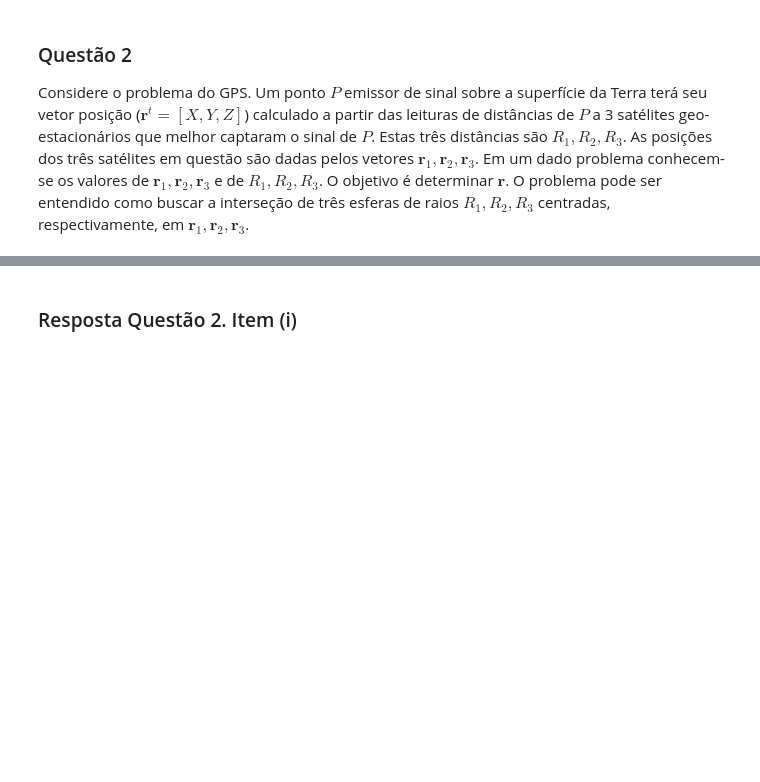
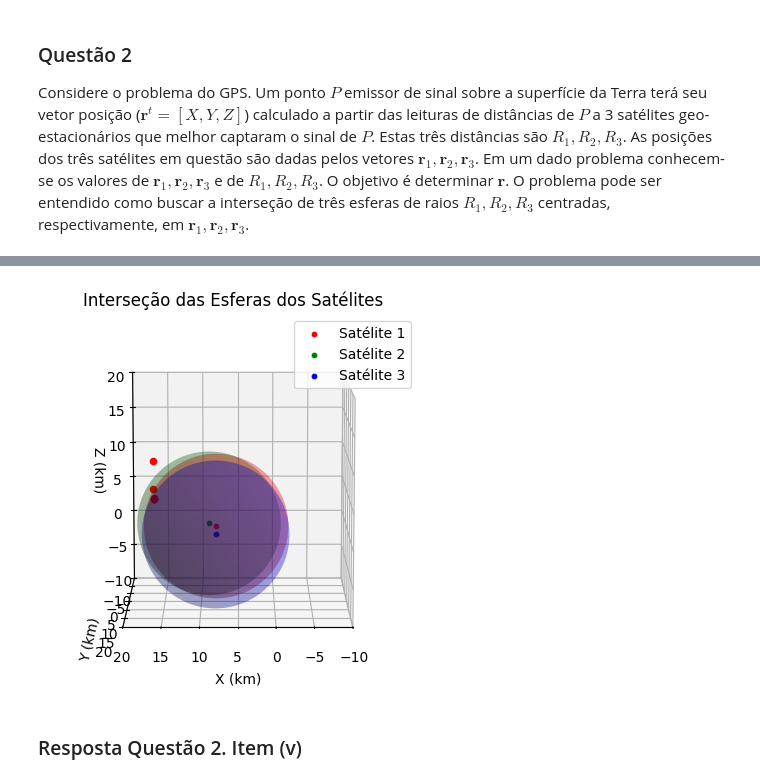
Before and after one commit to davibelo/EQE703_trabalho_1, a Jupyter notebook: res_questao_2.ipynb, the cells around one changed output, grey strips where cells are left out. Saved outputs shown, nothing was run; the diff lists cells and outputs as text; code cells hidden in the pictures; blank space fills up the shorter version.

```diff
--- a/res_questao_2.ipynb
+++ b/res_questao_2.ipynb
@@ -6,0 +225,73 @@ Considere o problema do GPS. Um ponto $P$ emissor de sinal sobre a superfície d
+# %%
+# Funções das esferas
+def f1(r):
+    return (r[0] - 8)**2 + (r[1] - 2)**2 + r[2]**2 - 100
+
+def f2(r):
+    return (r[0] - 9)**2 + r[1]**2 + r[2]**2 - 100
+
+def f3(r):
+    return (r[0] - 8)**2 + (r[1] - 8)**2 + r[2]**2 - 100
+
+# Gradientes (Jacobiano)
+def jacobian(r):
+    return np.array([
+        [2*(r[0] - 8), 2*(r[1] - 2), 2*r[2]],
+        [2*(r[0] - 9), 2*r[1], 2*r[2]],
+        [2*(r[0] - 8), 2*(r[1] - 8), 2*r[2]]
+    ])
+
+# Método de Newton-Raphson
+def newton_raphson(r_init, tol=1e-6, max_iter=100):
+    r = np.array(r_init, dtype=float)
+    for i in range(max_iter):
+        F = np.array([f1(r), f2(r), f3(r)])
+        J = jacobian(r)
+        delta_r = np.linalg.solve(J, -F)
+        r = r + delta_r
+        print('r = ', r)
+
+        # Plotando o ponto da iteração
+        ax.scatter(r[0], r[1], r[2], color='r', s=20, marker='o')
+        if np.linalg.norm(delta_r) < tol:
+            break
+    return r
+
+# Criação da grade para a plotagem das esferas
+phi, theta = np.mgrid[0.0:2.0*np.pi:100j, 0.0:np.pi:50j]
+
+# Criação da figura e dos eixos 3D
+fig = plt.figure()
+ax = fig.add_subplot(111, projection='3d')
+
+# Plotagem dos centros dos satélites
+ax.scatter(r1[0], r1[1], r1[2], color='r', s=10, label='Satélite 1')
+ax.scatter(r2[0], r2[1], r2[2], color='g', s=10, label='Satélite 2')
+ax.scatter(r3[0], r3[1], r3[2], color='b', s=10, label='Satélite 3')
+
+# Plotagem das esferas
+plot_sphere(ax, r1, R1, 'r')
+plot_sphere(ax, r2, R2, 'g')
+plot_sphere(ax, r3, R3, 'b')
+
+# Configurações do gráfico
+ax.set_xlabel('X (km)')
+ax.set_ylabel('Y (km)')
+ax.set_zlabel('Z (km)')
+ax.set_title('Interseção das Esferas dos Satélites')
+ax.legend()
+
+# Ajuste de escala para melhor visualização
+ax.set_box_aspect([1,1,1])  # Igualar as escalas dos eixos
+ax.set_xlim([-10, 20])
+ax.set_ylim([-10, 20])
+ax.set_zlim([-10, 20])
+
+ax.view_init(elev=10, azim=90)  # Adjust azimuth to move plot left/right
+
+# Aplicação do Método de Newton-Raphson
+r_init = [10, 5, 15]
+sol = newton_raphson(r_init)
+
+plt.show()
+# %% [output]
@@ -7,2 +305,3 @@ Considere o problema do GPS. Um ponto $P$ emissor de sinal sobre a superfície d
+[figure, added]
 # %% [markdown]
-### Resposta Questão 2. Item (i)
+### Resposta Questão 2. Item (v)
```
Also changed, not shown: parts of 14 cells of this notebook.
